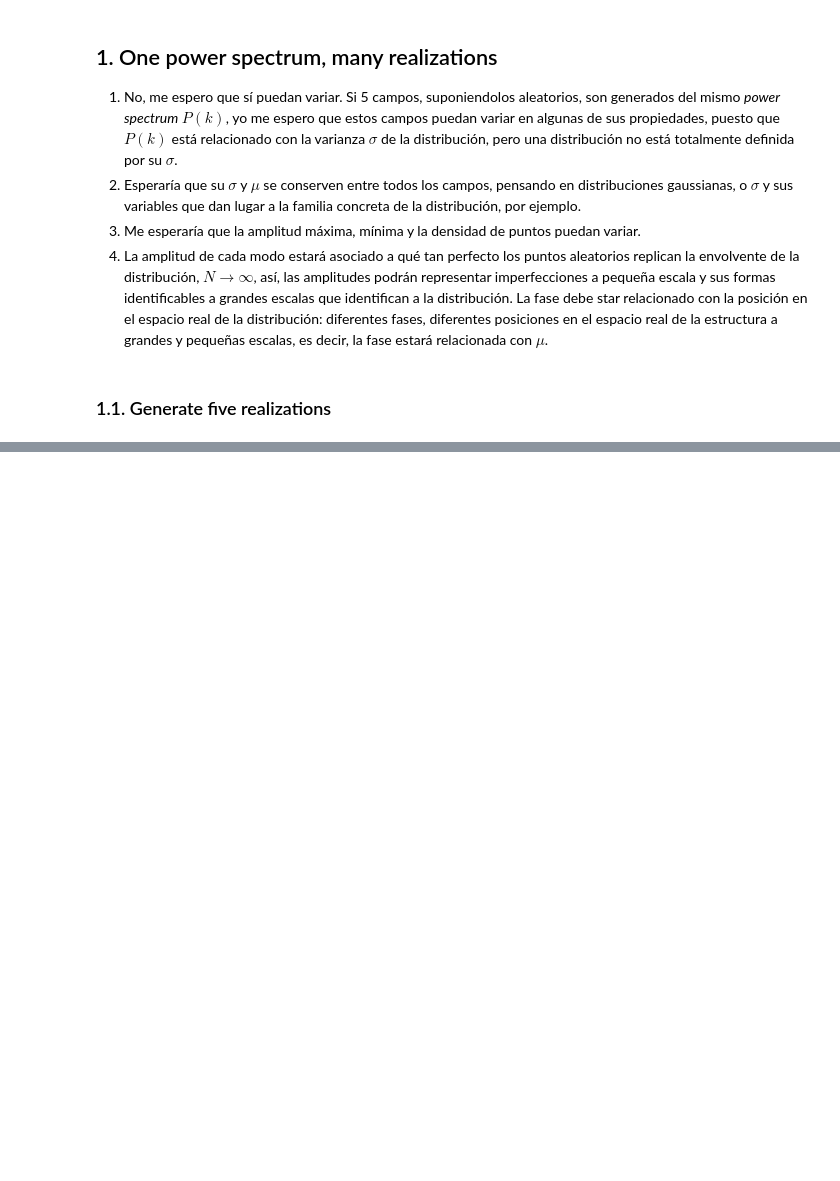
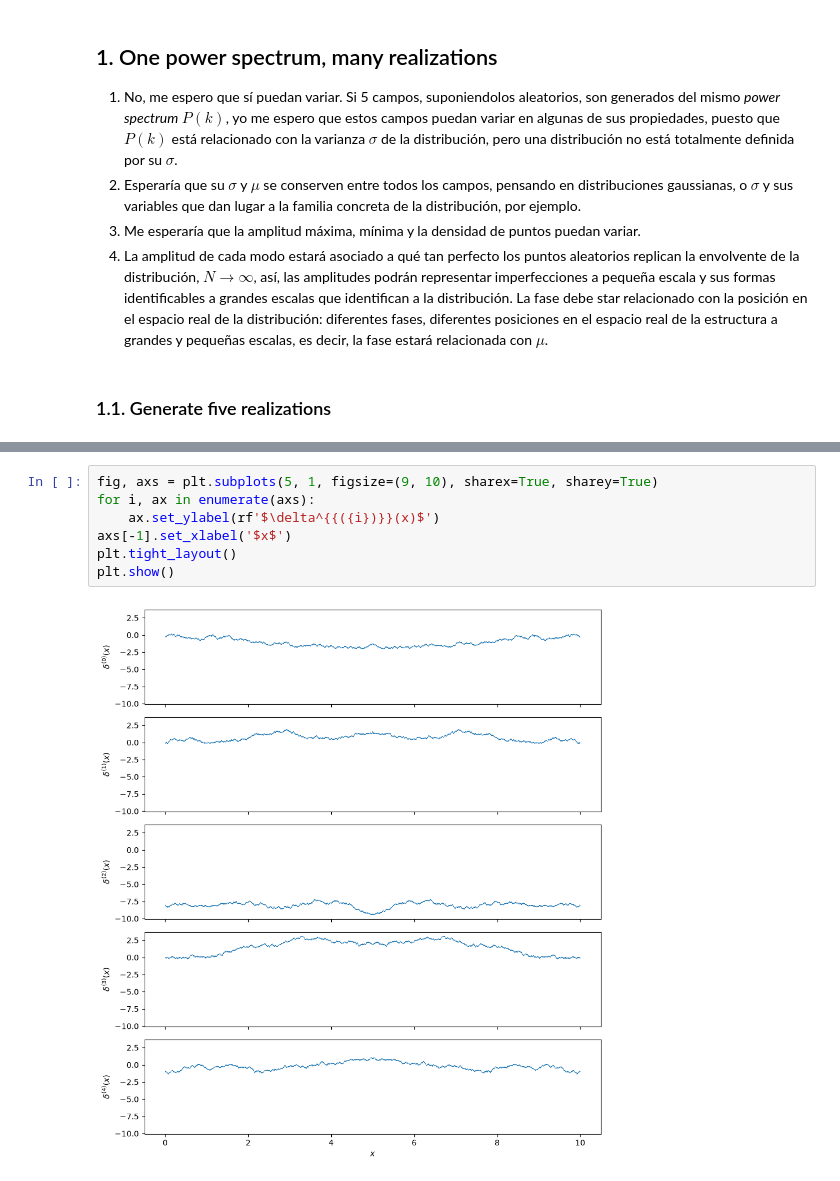
Before and after one commit to jairferrara/num-est, a Jupyter notebook: 03/03.ipynb, the cells around one changed output, grey strips where cells are left out. Cells and saved outputs as stored; diff of their text form; blank space fills up the shorter version.

```diff
--- a/03/03.ipynb
+++ b/03/03.ipynb
@@ -42,0 +62,9 @@ real_space = np.array([r.normal(lb, rb, N) for r in rng_childs])
+# %%
+fig, axs = plt.subplots(5, 1, figsize=(9, 10), sharex=True, sharey=True)
+for i, ax in enumerate(axs):
+    ax.set_ylabel(rf'$\delta^{{({i})}}(x)$')
+axs[-1].set_xlabel('$x$')
+plt.tight_layout()
+plt.show()
+# %% [output]
+[figure, added]
```
Also changed, not shown: parts of 8 cells of this notebook.
